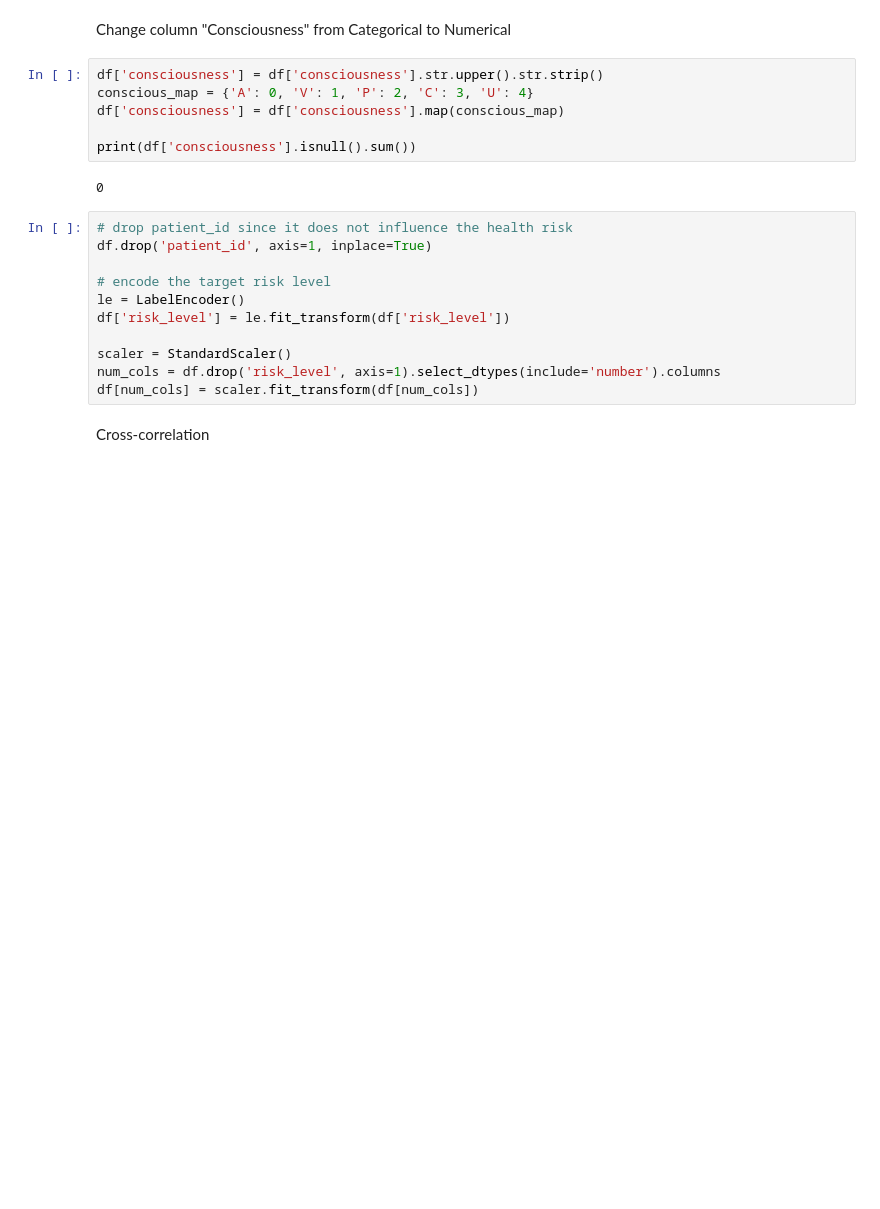
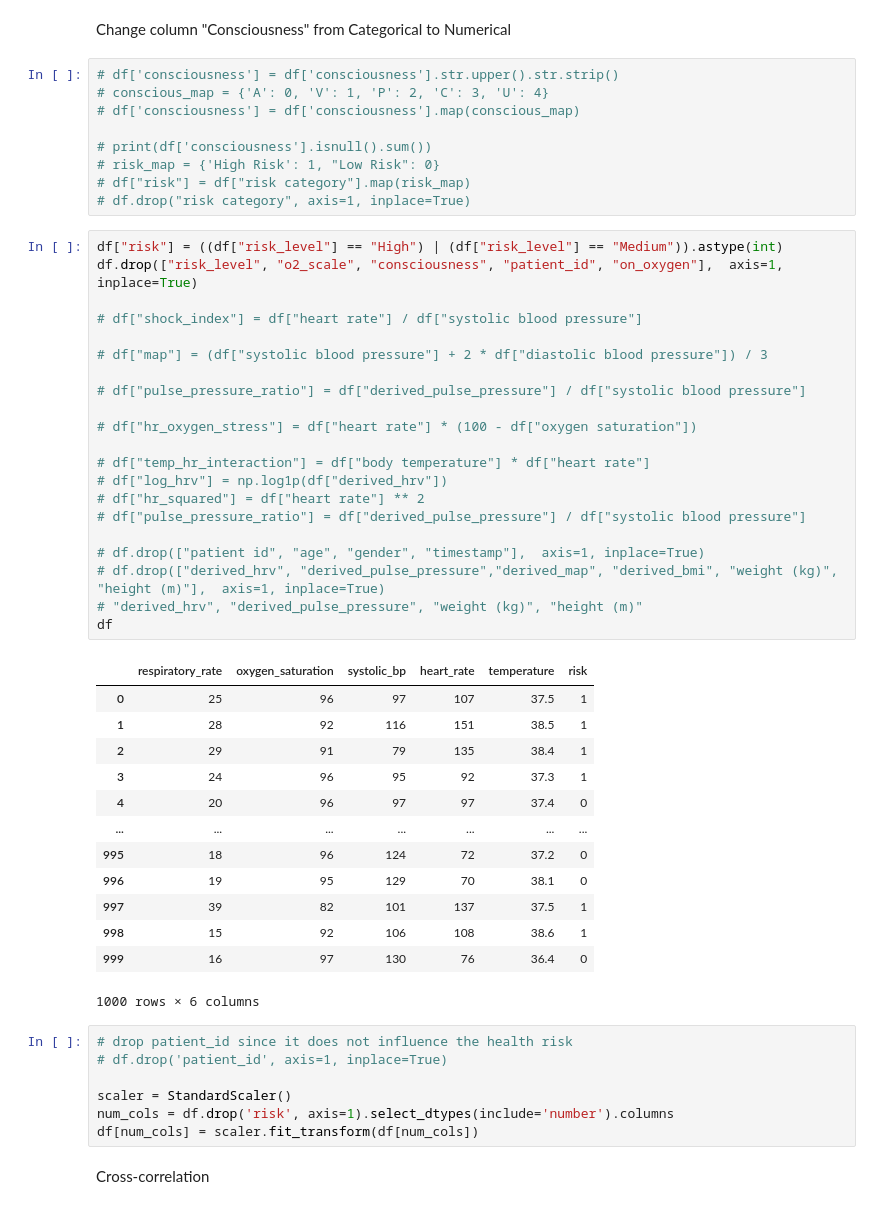
Before and after one commit to D4GenHackathon/llm-intent-orchestration, a Jupyter notebook: src/tasks/Edge_Detection/cloud/cloud_model.ipynb, the cells around one changed output. Saved outputs shown, nothing was run; the diff lists cells and outputs as text; blank space fills up the shorter version.

```diff
--- a/src/tasks/Edge_Detection/cloud/cloud_model.ipynb
+++ b/src/tasks/Edge_Detection/cloud/cloud_model.ipynb
@@ -88,23 +88,55 @@ df.describe()
 # %% [markdown]
 Change column "Consciousness" from Categorical to Numerical
 # %%
-df['consciousness'] = df['consciousness'].str.upper().str.strip()
-conscious_map = {'A': 0, 'V': 1, 'P': 2, 'C': 3, 'U': 4}
-df['consciousness'] = df['consciousness'].map(conscious_map)
+# df['consciousness'] = df['consciousness'].str.upper().str.strip()
+# conscious_map = {'A': 0, 'V': 1, 'P': 2, 'C': 3, 'U': 4}
+# df['consciousness'] = df['consciousness'].map(conscious_map)
 
-print(df['consciousness'].isnull().sum())
+# print(df['consciousness'].isnull().sum())
+# risk_map = {'High Risk': 1, "Low Risk": 0}
+# df["risk"] = df["risk category"].map(risk_map)
+# df.drop("risk category", axis=1, inplace=True)
-# %% [output]
-0
+# %%
+df["risk"] = ((df["risk_level"] == "High") | (df["risk_level"] == "Medium")).astype(int)
+df.drop(["risk_level", "o2_scale", "consciousness", "patient_id", "on_oxygen"],  axis=1, inplace=True)
+
+# df["shock_index"] = df["heart rate"] / df["systolic blood pressure"]
+
+# df["map"] = (df["systolic blood pressure"] + 2 * df["diastolic blood pressure"]) / 3
+
+# df["pulse_pressure_ratio"] = df["derived_pulse_pressure"] / df["systolic blood pressure"]
+
+# df["hr_oxygen_stress"] = df["heart rate"] * (100 - df["oxygen saturation"])
+
+# df["temp_hr_interaction"] = df["body temperature"] * df["heart rate"]
+# df["log_hrv"] = np.log1p(df["derived_hrv"])
+# df["hr_squared"] = df["heart rate"] ** 2
+# df["pulse_pressure_ratio"] = df["derived_pulse_pressure"] / df["systolic blood pressure"]
+
+# df.drop(["patient id", "age", "gender", "timestamp"],  axis=1, inplace=True)
+# df.drop(["derived_hrv", "derived_pulse_pressure","derived_map", "derived_bmi", "weight (kg)", "height (m)"],  axis=1, inplace=True)
+# "derived_hrv", "derived_pulse_pressure", "weight (kg)", "height (m)"
+df
+# %% [output]
+|  | respiratory_rate | oxygen_saturation | systolic_bp | heart_rate | temperature | risk |
+| 0 | 25 | 96 | 97 | 107 | 37.5 | 1 |
+| 1 | 28 | 92 | 116 | 151 | 38.5 | 1 |
+| 2 | 29 | 91 | 79 | 135 | 38.4 | 1 |
+| 3 | 24 | 96 | 95 | 92 | 37.3 | 1 |
+| 4 | 20 | 96 | 97 | 97 | 37.4 | 0 |
+| ... | ... | ... | ... | ... | ... | ... |
+| 995 | 18 | 96 | 124 | 72 | 37.2 | 0 |
+| 996 | 19 | 95 | 129 | 70 | 38.1 | 0 |
+| 997 | 39 | 82 | 101 | 137 | 37.5 | 1 |
+| 998 | 15 | 92 | 106 | 108 | 38.6 | 1 |
+| 999 | 16 | 97 | 130 | 76 | 36.4 | 0 |
+1000 rows × 6 columns
 # %%
 # drop patient_id since it does not influence the health risk
-df.drop('patient_id', axis=1, inplace=True)
-
-# encode the target risk level
-le = LabelEncoder()
-df['risk_level'] = le.fit_transform(df['risk_level'])
+# df.drop('patient_id', axis=1, inplace=True)
 
 scaler = StandardScaler()
-num_cols = df.drop('risk_level', axis=1).select_dtypes(include='number').columns
+num_cols = df.drop('risk', axis=1).select_dtypes(include='number').columns
 df[num_cols] = scaler.fit_transform(df[num_cols])
 # %% [markdown]
 Cross-correlation
```
Also changed, not shown: parts of 27 cells of this notebook, 10 other files.
